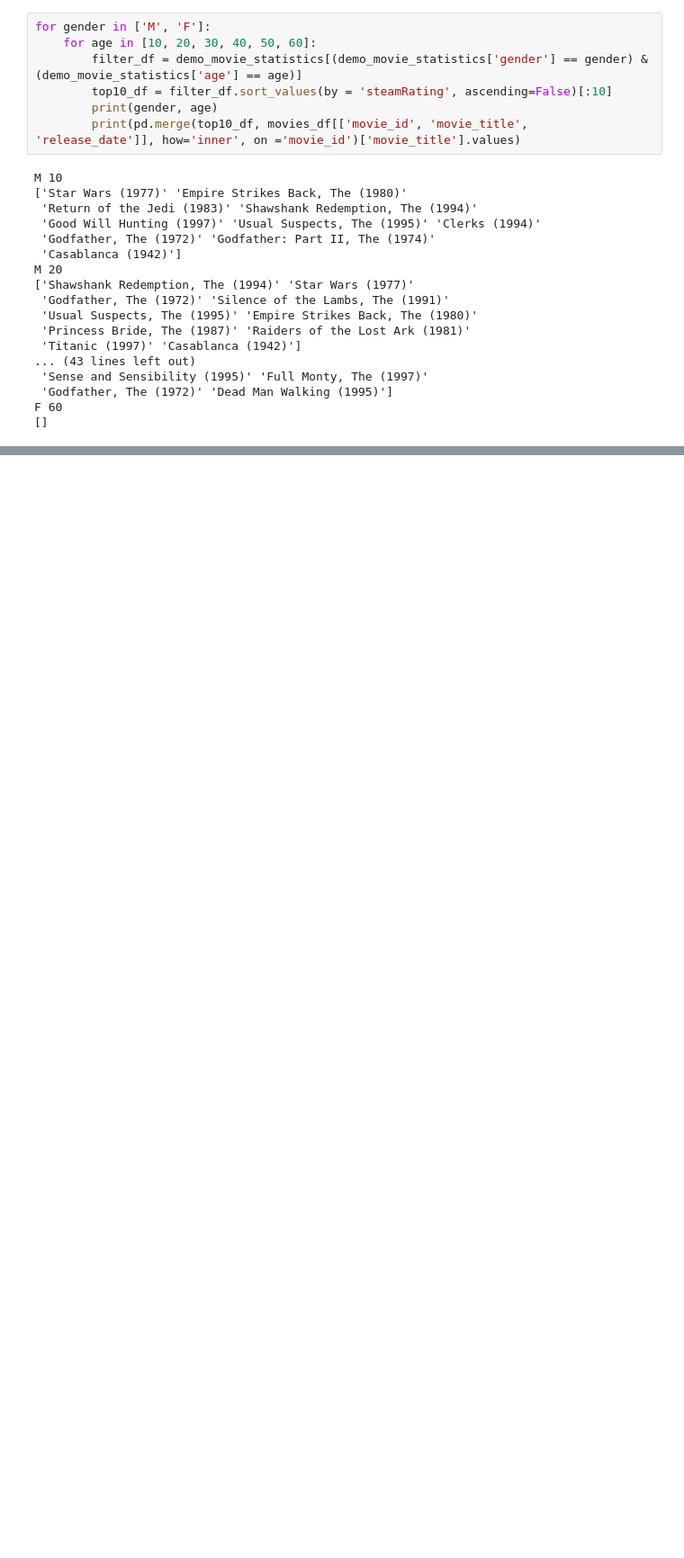
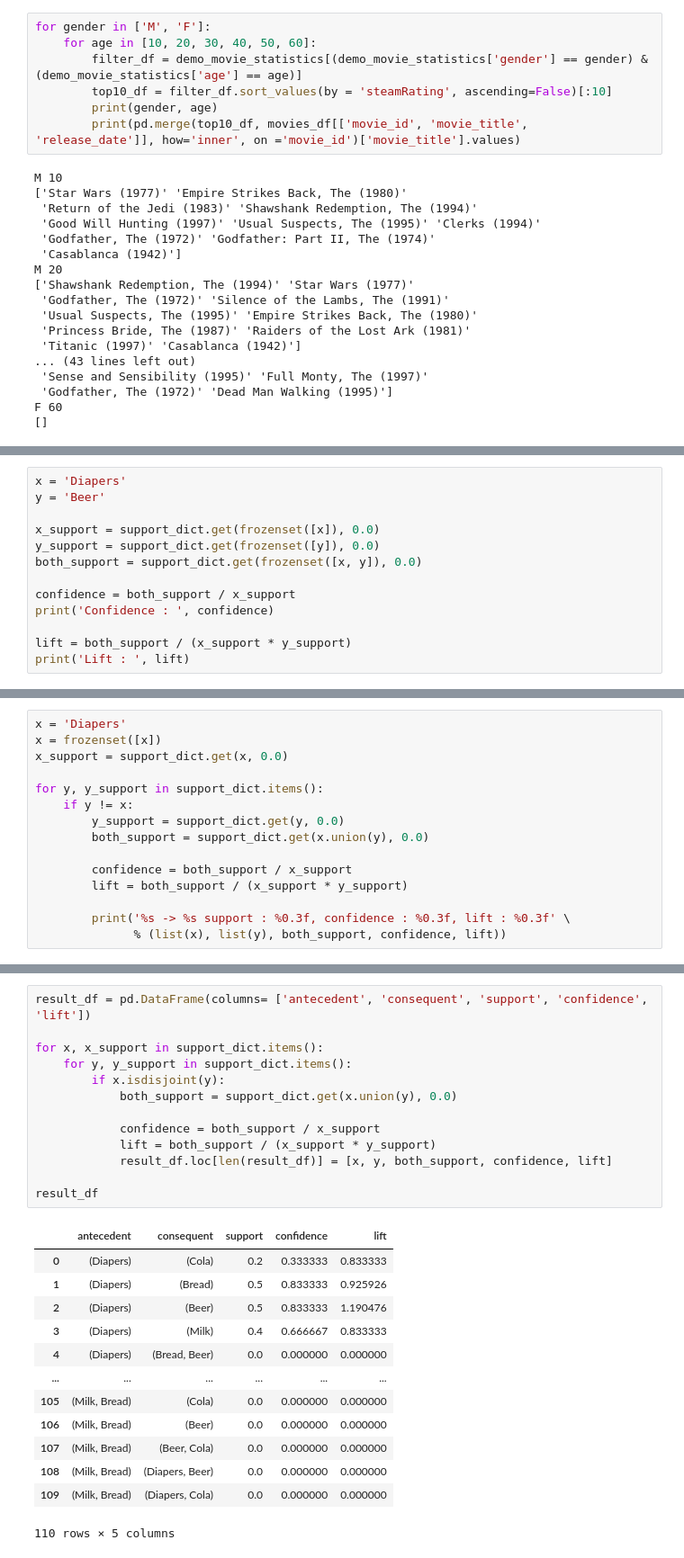
Before and after one commit to pray92/recommendation_system, a Jupyter notebook: recommendation_system_week_1st_practice.ipynb, the cells around one changed output, grey strips where cells are left out. Shown: that part at 90% size. Saved outputs shown, nothing was run; the diff lists cells and outputs as text; blank space fills up the shorter version.

```diff
--- a/recommendation_system_week_1st_practice.ipynb
+++ b/recommendation_system_week_1st_practice.ipynb
@@ -426,0 +638,13 @@ F 60
+# %%
+x = 'Diapers'
+y = 'Beer'
+
+x_support = support_dict.get(frozenset([x]), 0.0)
+y_support = support_dict.get(frozenset([y]), 0.0)
+both_support = support_dict.get(frozenset([x, y]), 0.0)
+
+confidence = both_support / x_support
+print('Confidence : ', confidence)
+
+lift = both_support / (x_support * y_support)
+print('Lift : ', lift)
@@ -426,0 +658,15 @@ F 60
+# %%
+x = 'Diapers'
+x = frozenset([x])
+x_support = support_dict.get(x, 0.0)
+
+for y, y_support in support_dict.items():
+    if y != x:
+        y_support = support_dict.get(y, 0.0)
+        both_support = support_dict.get(x.union(y), 0.0)
+
+        confidence = both_support / x_support
+        lift = both_support / (x_support * y_support)
+
+        print('%s -> %s support : %0.3f, confidence : %0.3f, lift : %0.3f' \
+              % (list(x), list(y), both_support, confidence, lift))
@@ -426,0 +690,27 @@ F 60
+# %%
+result_df = pd.DataFrame(columns= ['antecedent', 'consequent', 'support', 'confidence', 'lift'])
+
+for x, x_support in support_dict.items():
+    for y, y_support in support_dict.items():
+        if x.isdisjoint(y):
+            both_support = support_dict.get(x.union(y), 0.0)
+
+            confidence = both_support / x_support
+            lift = both_support / (x_support * y_support)
+            result_df.loc[len(result_df)] = [x, y, both_support, confidence, lift]
+
+result_df
+# %% [output]
+|  | antecedent | consequent | support | confidence | lift |
+| 0 | (Diapers) | (Cola) | 0.2 | 0.333333 | 0.833333 |
+| 1 | (Diapers) | (Bread) | 0.5 | 0.833333 | 0.925926 |
+| 2 | (Diapers) | (Beer) | 0.5 | 0.833333 | 1.190476 |
+| 3 | (Diapers) | (Milk) | 0.4 | 0.666667 | 0.833333 |
+| 4 | (Diapers) | (Bread, Beer) | 0.0 | 0.000000 | 0.000000 |
+| ... | ... | ... | ... | ... | ... |
+| 105 | (Milk, Bread) | (Cola) | 0.0 | 0.000000 | 0.000000 |
+| 106 | (Milk, Bread) | (Beer) | 0.0 | 0.000000 | 0.000000 |
+| 107 | (Milk, Bread) | (Beer, Cola) | 0.0 | 0.000000 | 0.000000 |
+| 108 | (Milk, Bread) | (Diapers, Beer) | 0.0 | 0.000000 | 0.000000 |
+| 109 | (Milk, Bread) | (Diapers, Cola) | 0.0 | 0.000000 | 0.000000 |
+110 rows × 5 columns
```
Also changed, not shown: parts of 43 cells of this notebook, 2 other files.
